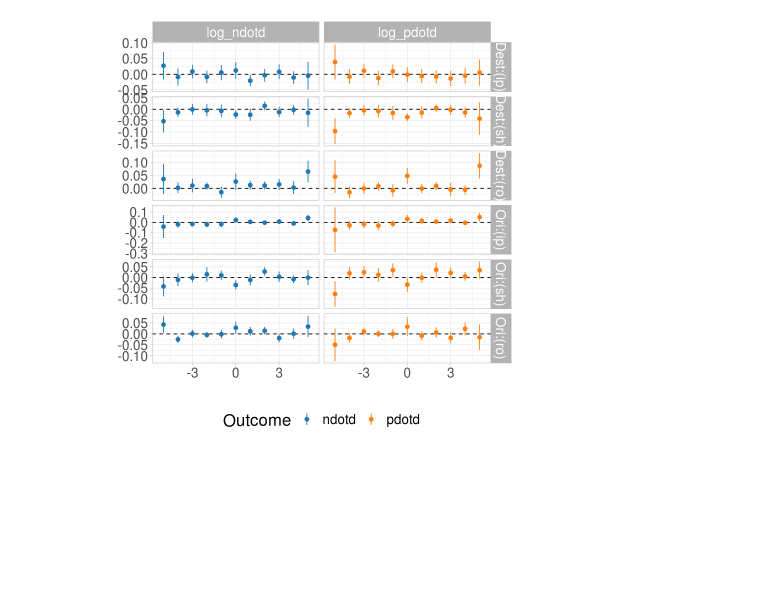
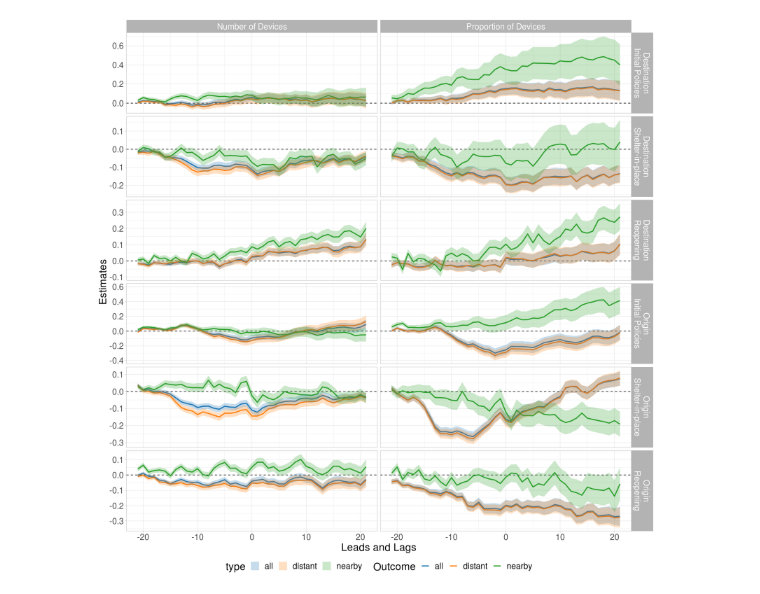
Before and after one commit to mfzhao/covid_peerfx_reopening, a Jupyter notebook: paper_code/SI-lags_and_leads_dyadic.ipynb, the cells around one changed output. Drawn from its saved outputs; the diff is of its cells as text; code cells hidden in the pictures; blank space fills up the shorter version.

```diff
--- a/paper_code/SI-lags_and_leads_dyadic.ipynb
+++ b/paper_code/SI-lags_and_leads_dyadic.ipynb
@@ -34,3 +70,3 @@ df %>%
 # %%
 cns <- colnames(df)
-rhs <- str_c(cns[str_detect(cns, '[od]p[123]_[ml][0-9]')], collapse = ' + ')
+lnl <- str_c(cns[str_detect(cns, '[od]p[123]_[ml][012][0-9]')], collapse = ' + ')
@@ -71,0 +73,4 @@ Warning message in newols(mm, nostats = nostats[1], exactDOF = exactDOF, onlyse
+# %%
+wctrls  <- str_c(cns[str_detect(cns, '[od][pt][rm][ca][px]..')], collapse = ' + ')
+cdctrls <- str_c(cns[str_detect(cns, '[od][acs][st]_')], collapse = ' + ')
+ctrls   <- str_c(wctrls, ' + ', cdctrls)
@@ -72,32 +107,28 @@ Warning message in newols(mm, nostats = nostats[1], exactDOF = exactDOF, onlyse
 # %%
-vns <- c('dp1'   = "Dest:(ip)",
-         'dp2'   = "Dest:(sh)",
-         'dp3'   = "Dest:(ro)",
-         'op1'   = 'Ori:(ip)',
-         'op2'   = 'Ori:(sh)',
-         'op3'   = 'Ori:(ro)',
-         'pdotd' = 'log_pdotd',
-         'ndotd' = 'log_ndotd')
+vns <- c('dp1'   = "Destination\nInitial Policies",
+         'dp2'   = "Destination\nShelter-in-place",
+         'dp3'   = "Destination\nReopening",
+         'op1'   = 'Origin\nInitial Policies',
+         'op2'   = 'Origin\nShelter-in-place',
+         'op3'   = 'Origin\nReopening',
+         'pdotd' = 'Proportion of Devices',
+         'ndotd' = 'Number of Devices')
 
-as.data.frame(summary(fit1)$coef) %>%
-     mutate(var  = rownames(.),
-            dv   = 'ndotd') %>%
-    bind_rows(as.data.frame(summary(fit2)$coef) %>%
-              mutate(var  = rownames(.),
-                     dv   = 'pdotd')) %>%
-    mutate(ll  = ifelse(str_detect(var, '_l[0-9]'), as.numeric(str_sub(var, -1, -1)),
-                        ifelse(str_detect(var, '_m[0-9]'), -1 * as.numeric(str_sub(var, -1, -1)), 0)),
-           var = str_replace(var, '_[lm][0-9]', '')) %>%
-    rename(estimate = Estimate, se = `Cluster s.e.`) %>%
-    ggplot(aes(x = ll, y = estimate, color = dv)) +
+options(repr.plot.width=15, repr.plot.height=15)
+
+dyad_coefs %>%
+    separate(var, into = c('var', 'll')) %>%
+    mutate(ll = ifelse(is.na(ll), 0,
+                      ifelse(str_detect(ll, 'l'), as.numeric(str_sub(ll, 2, 3)), -as.numeric(str_sub(ll, 2, 3))))) %>%
+    ggplot(aes(x = ll, y = estimate, color = type, fill = type)) +
     geom_hline(aes(yintercept = 0), linetype = 2) +
-    geom_point(position = position_dodge(width = .5), size = 2) +
-    geom_linerange(aes(ymin = estimate - 1.98 * se, ymax = estimate + 1.98 * se),
-                   position = position_dodge(width = .5), size = .5) +
-    facet_grid(var~dv, scales = 'free_y', labeller = as_labeller(vns)) +
-    xlab('') +
-    ylab('') +
+    geom_line(size = 1) +
+    geom_ribbon(aes(ymin = estimate - 1.98 * se, ymax = estimate + 1.98 * se), alpha = 0.25, color = NA) +
+    facet_grid(var ~ dv, labeller = as_labeller(vns), scales = 'free') +
+    xlab('Leads and Lags') +
+    ylab('Estimates') +
     scale_color_d3() +
+    scale_fill_d3() +
     labs(color = "Outcome") +
     theme_light() +
     theme(text = element_text(size=20),
@@ -113 +142 @@ Warning message in chol.default(mat, pivot = TRUE, tol = tol):
-[figure, old version]
+[figure, new version]
```
Also changed, not shown: parts of 30 cells of this notebook, 4 other files.
